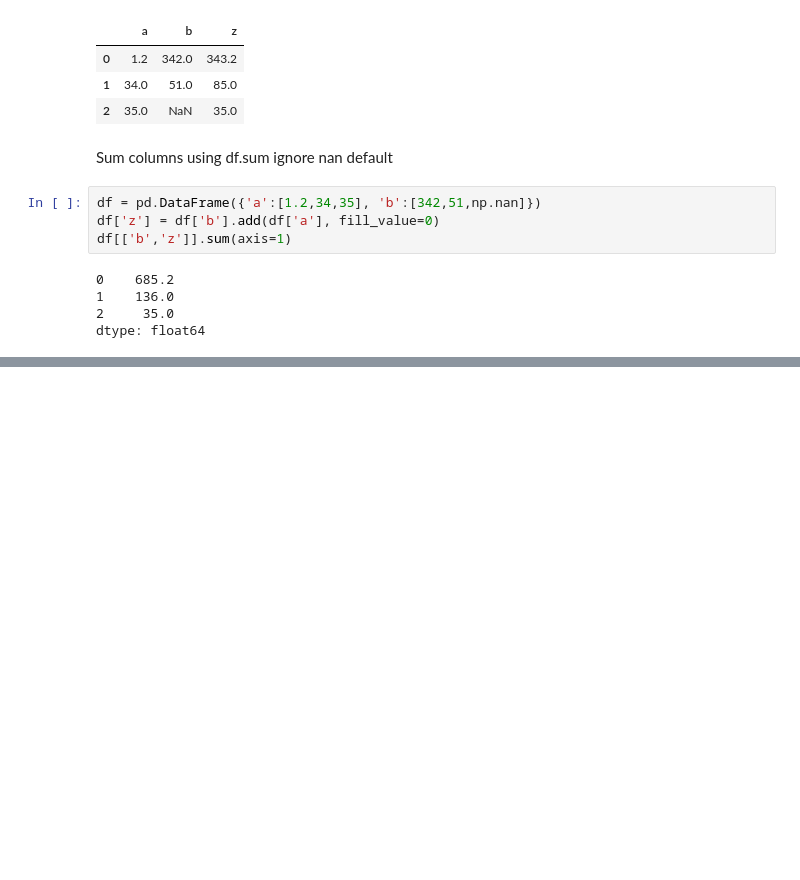
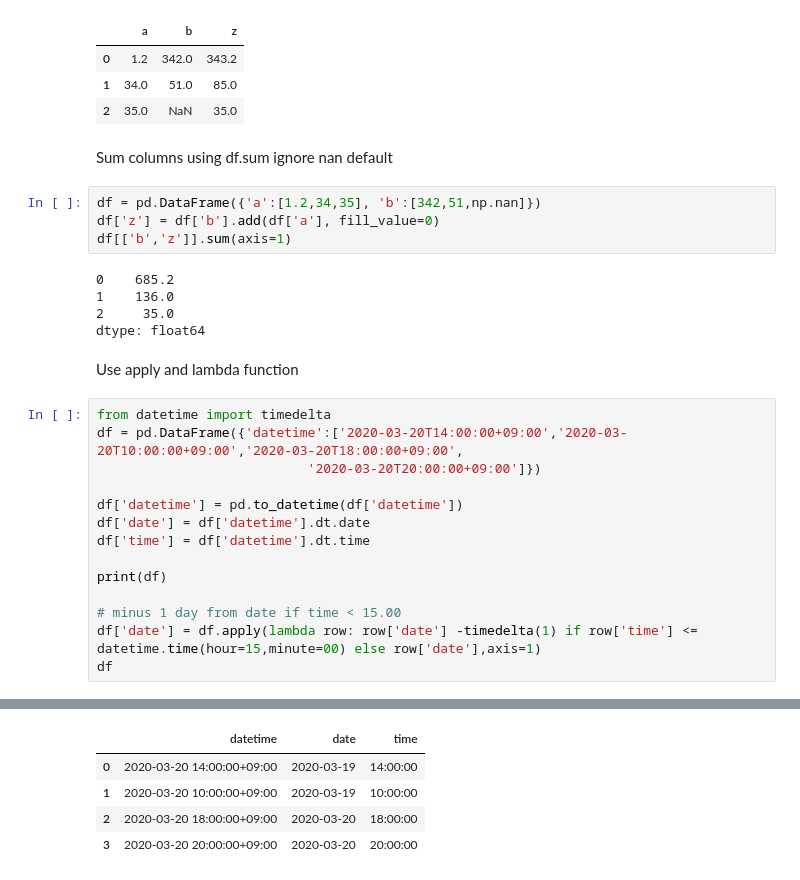
Before and after one commit to noaihere/distillery, a Jupyter notebook: short_python.ipynb, the cells around one changed output, grey strips where cells are left out. Saved outputs shown, nothing was run; the diff lists cells and outputs as text; blank space fills up the shorter version.

```diff
--- a/short_python.ipynb
+++ b/short_python.ipynb
@@ -124,3 +143,20 @@ df[['b','z']].sum(axis=1)
 1    136.0
 2     35.0
 dtype: float64
+# %% [markdown]
+Use apply and lambda function
+# %%
+from datetime import timedelta
+df = pd.DataFrame({'datetime':['2020-03-20T14:00:00+09:00','2020-03-20T10:00:00+09:00','2020-03-20T18:00:00+09:00',
+                           '2020-03-20T20:00:00+09:00']})
+
+df['datetime'] = pd.to_datetime(df['datetime'])
+df['date'] = df['datetime'].dt.date
+df['time'] = df['datetime'].dt.time
+
+print(df)
+
+# minus 1 day from date if time < 15.00
+df['date'] = df.apply(lambda row: row['date'] -timedelta(1) if row['time'] <= datetime.time(hour=15,minute=00) else row['date'],axis=1)
+df
+# %% [output]
@@ -126,0 +168,5 @@ dtype: float64
+|  | datetime | date | time |
+| 0 | 2020-03-20 14:00:00+09:00 | 2020-03-19 | 14:00:00 |
+| 1 | 2020-03-20 10:00:00+09:00 | 2020-03-19 | 10:00:00 |
+| 2 | 2020-03-20 18:00:00+09:00 | 2020-03-20 | 18:00:00 |
+| 3 | 2020-03-20 20:00:00+09:00 | 2020-03-20 | 20:00:00 |
```
Also changed, not shown: parts of 18 cells of this notebook.
